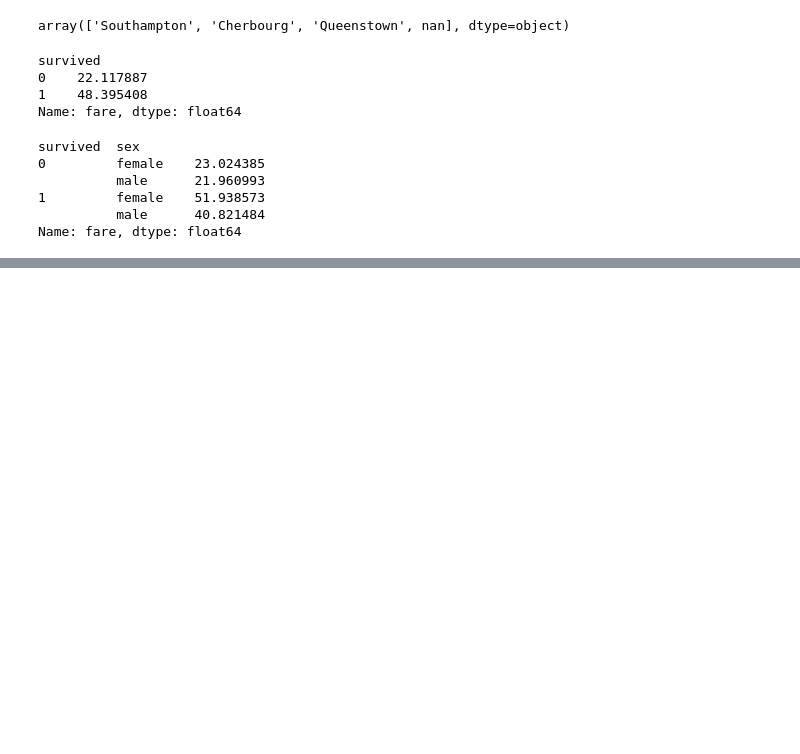
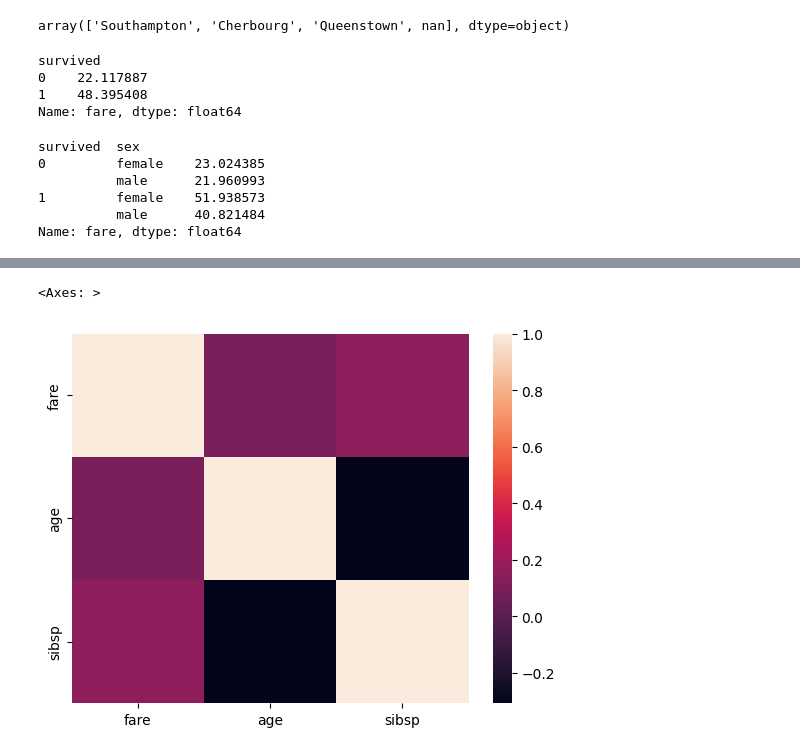
Before and after one commit to shahahmad-dev/exploratory-data-analysis, a Jupyter notebook: 01_pandas.ipynb, the cells around one changed output, grey strips where cells are left out. Drawn from its saved outputs; the diff is of its cells as text; code cells hidden in the pictures; blank space fills up the shorter version.

Commit message:
visualization by Seaborn

```diff
--- a/01_pandas.ipynb
+++ b/01_pandas.ipynb
@@ -286,0 +298,8 @@ Name: fare, dtype: float64
+# %%
+# corrlation matrix
+corrleation_df = df[['fare', 'age', 'sibsp']].corr()
+# %%
+sns.heatmap(corrleation_df)
+# %% [output]
+<Axes: >
+[figure, added]
```
Also changed, not shown: parts of 2 cells of this notebook.
